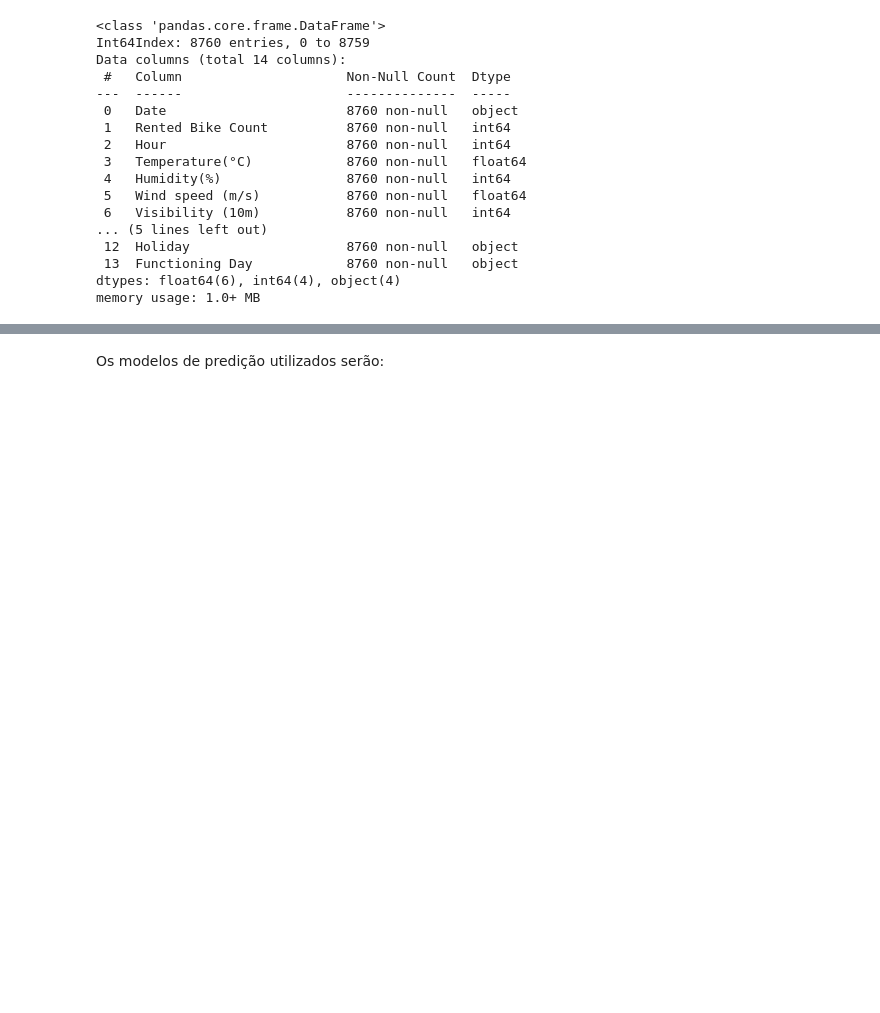
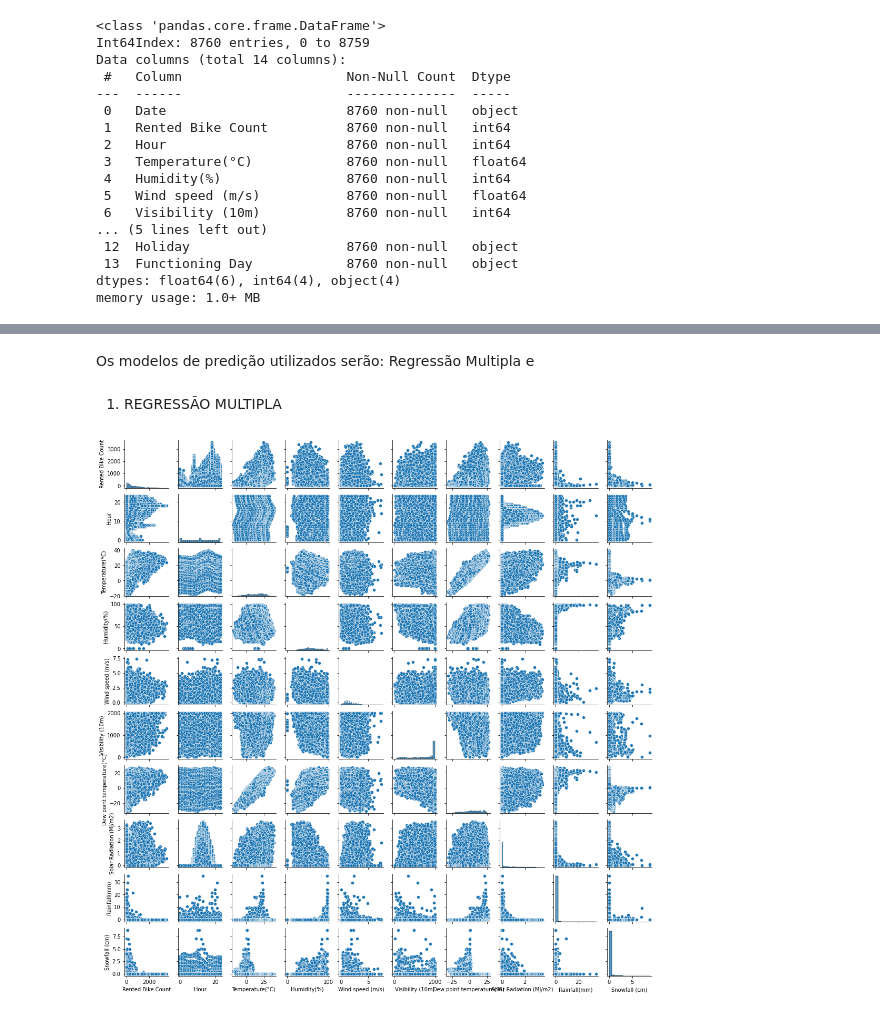
Before and after one commit to insper-classroom/22-2c-cd-p2-grupo_isa-mari_p2, a Jupyter notebook: Modelo_de_Predição_.ipynb, the cells around one changed output, grey strips where cells are left out. Drawn from its saved outputs; the diff is of its cells as text; code cells hidden in the pictures; blank space fills up the shorter version.

Commit message:
regressão multipla

```diff
--- a/Modelo_de_Predição_.ipynb
+++ b/Modelo_de_Predição_.ipynb
@@ -47,4 +47,11 @@ bikes.describe()
 | 75% | 1065.250000 | 17.250000 | 22.500000 | 74.000000 | 2.300000 | 2000.000000 | ... |
 | max | 3556.000000 | 23.000000 | 39.400000 | 98.000000 | 7.400000 | 2000.000000 | ... |
 # %% [markdown]
-Os modelos de predição utilizados serão:
+Os modelos de predição utilizados serão: Regressão Multipla e
+# %% [markdown]
+1. REGRESSÃO MULTIPLA
+# %%
+import seaborn as sns
+sns.pairplot(bikes, height=1.5);
+# %% [output]
+[figure, added]
```
Also changed, not shown: parts of 9 cells of this notebook.
